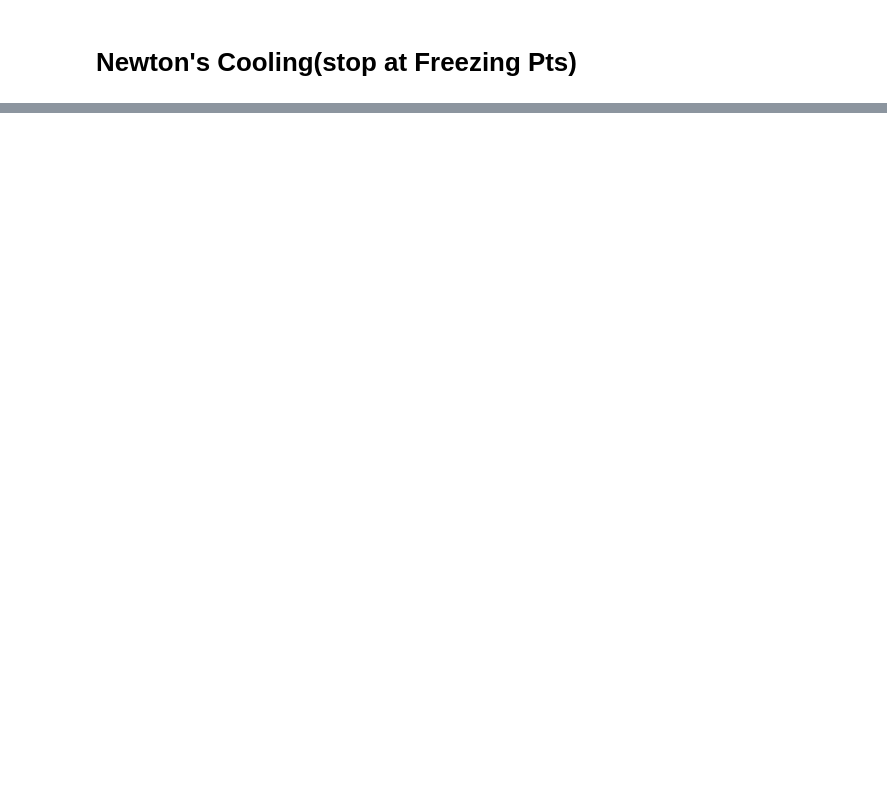
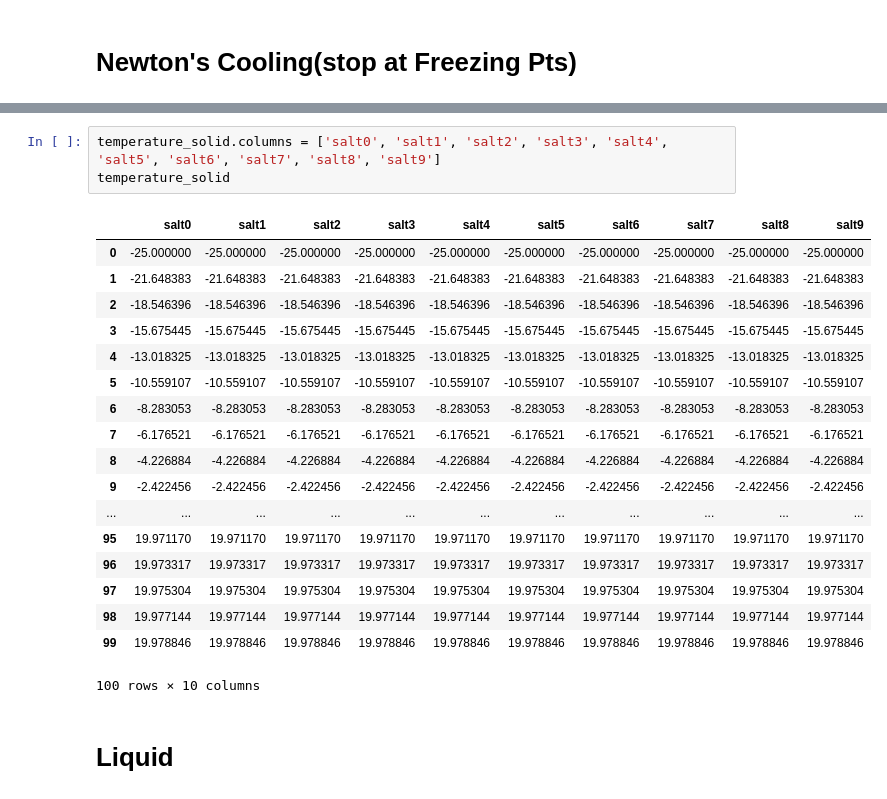
Before and after one commit to 867006905/ModSimPy, a Jupyter notebook: code/Project Two/Project 2.ipynb, the cells around one changed output, grey strips where cells are left out. Saved outputs shown, nothing was run; the diff lists cells and outputs as text; blank space fills up the shorter version.

```diff
--- a/code/Project Two/Project 2.ipynb
+++ b/code/Project Two/Project 2.ipynb
@@ -296,0 +193,24 @@ decorate(xlabel = 'Outside Temperature',
+# %%
+temperature_solid.columns = ['salt0', 'salt1', 'salt2', 'salt3', 'salt4', 'salt5', 'salt6', 'salt7', 'salt8', 'salt9']
+temperature_solid
+# %% [output]
+|  | salt0 | salt1 | salt2 | salt3 | salt4 | salt5 | salt6 | salt7 | salt8 | salt9 |
+| 0 | -25.000000 | -25.000000 | -25.000000 | -25.000000 | -25.000000 | -25.000000 | -25.000000 | -25.000000 | -25.000000 | -25.000000 |
+| 1 | -21.648383 | -21.648383 | -21.648383 | -21.648383 | -21.648383 | -21.648383 | -21.648383 | -21.648383 | -21.648383 | -21.648383 |
+| 2 | -18.546396 | -18.546396 | -18.546396 | -18.546396 | -18.546396 | -18.546396 | -18.546396 | -18.546396 | -18.546396 | -18.546396 |
+| 3 | -15.675445 | -15.675445 | -15.675445 | -15.675445 | -15.675445 | -15.675445 | -15.675445 | -15.675445 | -15.675445 | -15.675445 |
+| 4 | -13.018325 | -13.018325 | -13.018325 | -13.018325 | -13.018325 | -13.018325 | -13.018325 | -13.018325 | -13.018325 | -13.018325 |
+| 5 | -10.559107 | -10.559107 | -10.559107 | -10.559107 | -10.559107 | -10.559107 | -10.559107 | -10.559107 | -10.559107 | -10.559107 |
+| 6 | -8.283053 | -8.283053 | -8.283053 | -8.283053 | -8.283053 | -8.283053 | -8.283053 | -8.283053 | -8.283053 | -8.283053 |
+| 7 | -6.176521 | -6.176521 | -6.176521 | -6.176521 | -6.176521 | -6.176521 | -6.176521 | -6.176521 | -6.176521 | -6.176521 |
+| 8 | -4.226884 | -4.226884 | -4.226884 | -4.226884 | -4.226884 | -4.226884 | -4.226884 | -4.226884 | -4.226884 | -4.226884 |
+| 9 | -2.422456 | -2.422456 | -2.422456 | -2.422456 | -2.422456 | -2.422456 | -2.422456 | -2.422456 | -2.422456 | -2.422456 |
+| ... | ... | ... | ... | ... | ... | ... | ... | ... | ... | ... |
+| 95 | 19.971170 | 19.971170 | 19.971170 | 19.971170 | 19.971170 | 19.971170 | 19.971170 | 19.971170 | 19.971170 | 19.971170 |
+| 96 | 19.973317 | 19.973317 | 19.973317 | 19.973317 | 19.973317 | 19.973317 | 19.973317 | 19.973317 | 19.973317 | 19.973317 |
+| 97 | 19.975304 | 19.975304 | 19.975304 | 19.975304 | 19.975304 | 19.975304 | 19.975304 | 19.975304 | 19.975304 | 19.975304 |
+| 98 | 19.977144 | 19.977144 | 19.977144 | 19.977144 | 19.977144 | 19.977144 | 19.977144 | 19.977144 | 19.977144 | 19.977144 |
+| 99 | 19.978846 | 19.978846 | 19.978846 | 19.978846 | 19.978846 | 19.978846 | 19.978846 | 19.978846 | 19.978846 | 19.978846 |
+100 rows × 10 columns
+# %% [markdown]
+# Liquid
```
Also changed, not shown: parts of 26 cells of this notebook.
